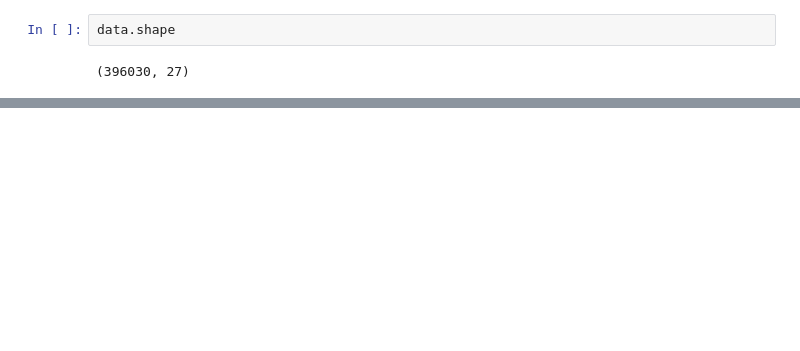
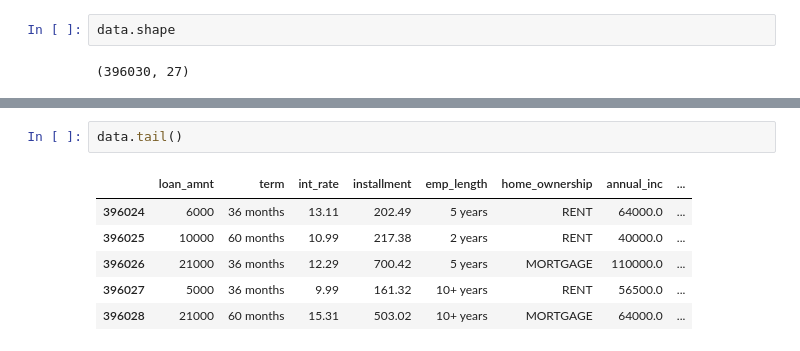
Before and after one commit to himanshu238/DataScience, a Jupyter notebook: dt_ rf/loan.ipynb, the cells around one changed output, grey strips where cells are left out. Cells and saved outputs as stored; diff of their text form; blank space fills up the shorter version.

```diff
--- a/dt_ rf/loan.ipynb
+++ b/dt_ rf/loan.ipynb
@@ -35,0 +87,9 @@ sns.heatmap(data.isnull(),)
+# %%
+data.tail()
+# %% [output]
+|  | loan_amnt | term | int_rate | installment | emp_length | home_ownership | annual_inc | ... |
+| 396024 | 6000 | 36 months | 13.11 | 202.49 | 5 years | RENT | 64000.0 | ... |
+| 396025 | 10000 | 60 months | 10.99 | 217.38 | 2 years | RENT | 40000.0 | ... |
+| 396026 | 21000 | 36 months | 12.29 | 700.42 | 5 years | MORTGAGE | 110000.0 | ... |
+| 396027 | 5000 | 36 months | 9.99 | 161.32 | 10+ years | RENT | 56500.0 | ... |
+| 396028 | 21000 | 60 months | 15.31 | 503.02 | 10+ years | MORTGAGE | 64000.0 | ... |
```
Also changed, not shown: parts of 59 cells of this notebook, 10 other files.
